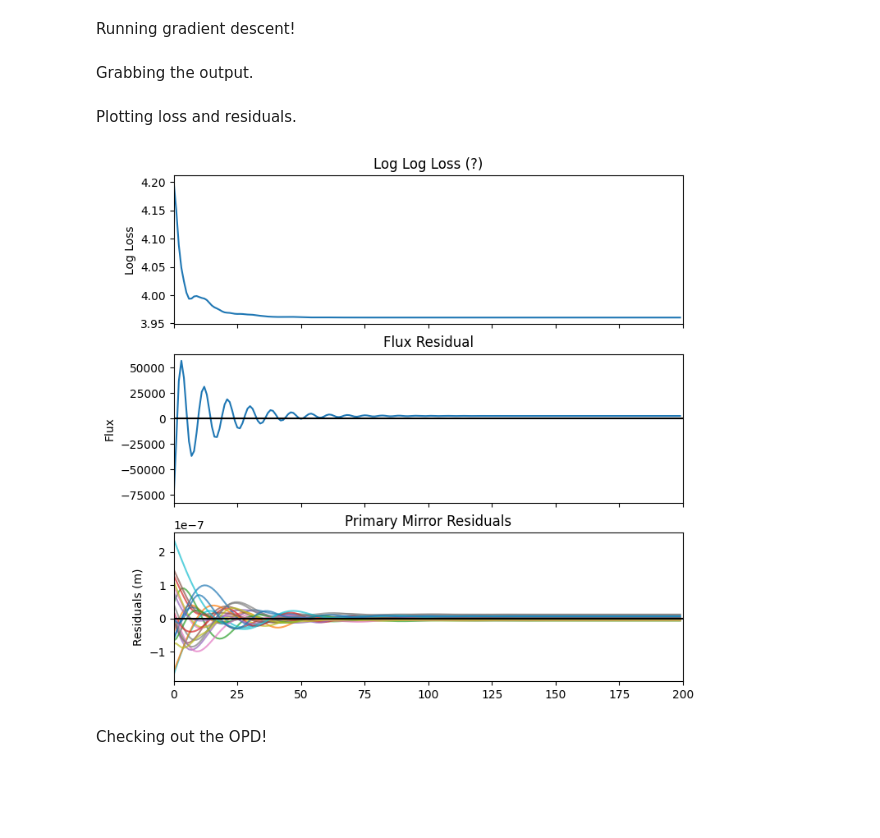
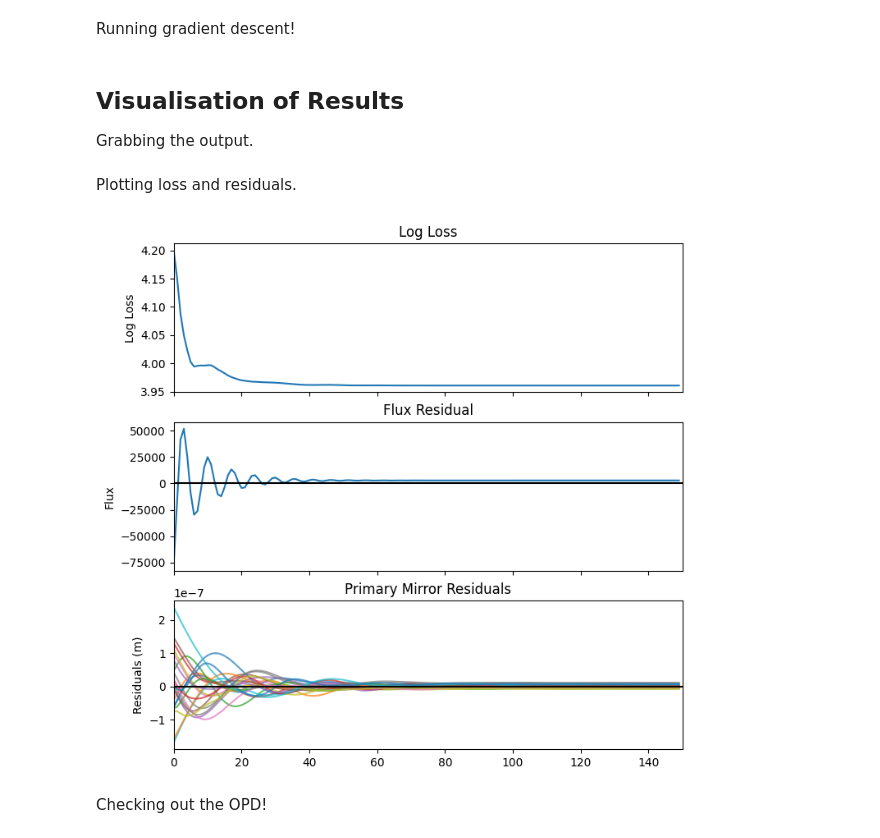
Before and after one commit to maxecharles/jwst-phd, a Jupyter notebook: sim_phase_retrieval.ipynb, the cells around one changed output. Drawn from its saved outputs; the diff is of its cells as text; code cells hidden in the pictures; blank space fills up the shorter version.

Commit message:
some typo and plot fixes

```diff
--- a/sim_phase_retrieval.ipynb
+++ b/sim_phase_retrieval.ipynb
@@ -159,7 +161,7 @@ losses, models_out = [], []
 iters = 150
 with tqdm(range(iters), desc='Gradient Descent') as t:
     for i in t:
-        logloss, grads = loss_fn(model, data)
+        loss, grads = loss_fn(model, data)
         updates, opt_state = optim.update(grads, opt_state)
 
         unshifted_model = zdx.apply_updates(model, updates)
@@ -170,10 +172,11 @@ with tqdm(range(iters), desc='Gradient Descent') as t:
         ))
         model = unshifted_model.add(coeffs_path, mean_piston_array)  # subtracting mean piston from model
 
-        losses.append(logloss)
+        losses.append(loss)
         models_out.append(model)
-        t.set_description("Log Loss: {:.3f}".format(np.log10(logloss))) # update the progress bar
+        t.set_description("Log Loss: {:.3f}".format(np.log10(loss))) # update the progress bar
 # %% [markdown]
+## Visualisation of Results
 Grabbing the output.
 # %%
 psfs_out = models_out[-1].model()
@@ -188,20 +191,20 @@ Plotting loss and residuals.
 # %%
 fig, ax = plt.subplots(3, 1, figsize=(8, 8), sharex=True)
 
 ax[0].plot(np.log10(np.array(losses)))
-ax[0].set(title='Log Log Loss (?)', ylabel='Log Loss', xlim=(0, iters))
+ax[0].set(title='Log Loss', ylabel='Log Loss', xlim=(0, iters))
 
 ax[1].plot(flux_residuals)
 ax[1].set(title='Flux Residual', ylabel='Flux')
 ax[1].axhline(0, color='k')
 
 ax[2].plot(coeffs_residuals.reshape((coeffs_residuals.shape[0], coeffs_residuals.shape[1]*coeffs_residuals.shape[2])), alpha=0.7)
 ax[2].set(title='Primary Mirror Residuals', ylabel='Residuals (m)')
 ax[2].axhline(0, color='k')
 
 plt.show()
 # %% [output]
-[figure, old version]
+[figure, new version]
 # %% [markdown]
 Checking out the OPD!
 # %%
```
Also changed, not shown: parts of 8 cells of this notebook.
